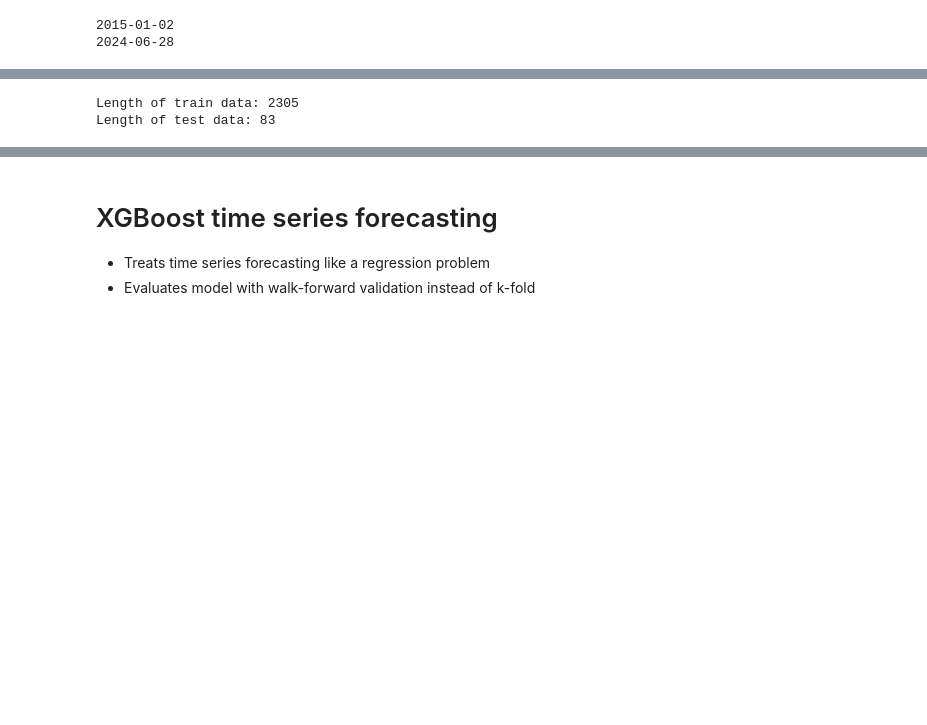
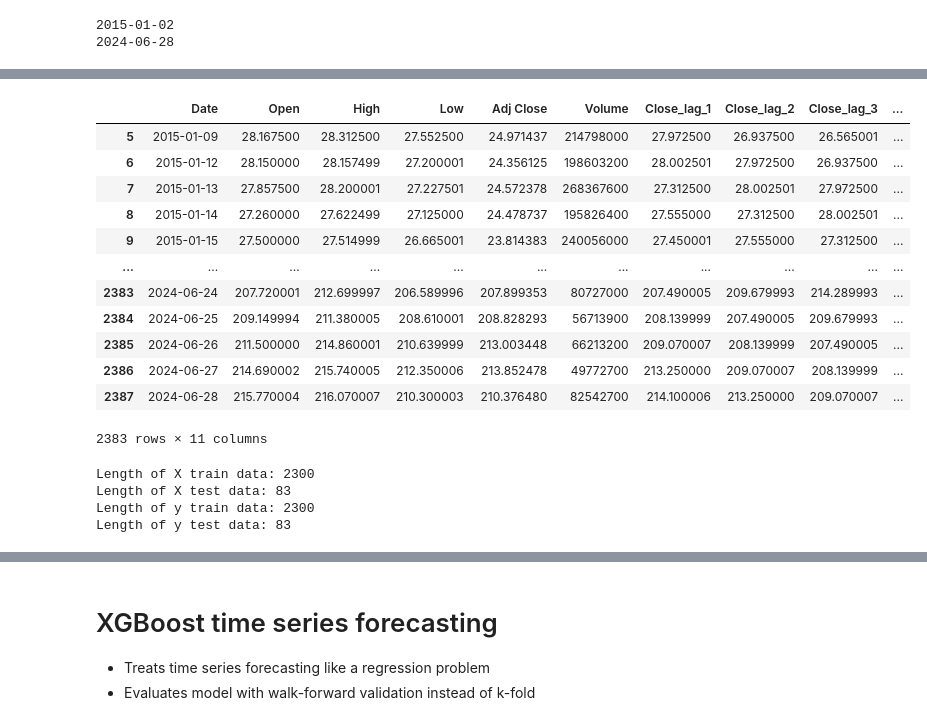
Before and after one commit to songthao1610/FinPortOpt, a Jupyter notebook: forecast_models/xgboost_model.ipynb, the cells around one changed output, grey strips where cells are left out. Saved outputs shown, nothing was run; the diff lists cells and outputs as text; code cells hidden in the pictures; blank space fills up the shorter version.

```diff
--- a/forecast_models/xgboost_model.ipynb
+++ b/forecast_models/xgboost_model.ipynb
@@ -35,0 +34,12 @@ print(max_time)
+# %%
+def create_lags(df, target_col, lags = 1):
+	df_lag = df.copy()
+	for lag in range(1, lags + 1):
+		df_lag[f'{target_col}_lag_{lag}'] = df_lag[target_col].shift(lag)
+
+	df_lag.dropna(inplace=True)
+	return df_lag
+
+df_lagged = create_lags(data, "Close", lags=5)
+X = df_lagged.drop(["Close"], axis=1)
+y = df_lagged["Close"]
@@ -36,2 +63,18 @@ print(max_time)
+# %%
+X
+# %% [output]
+|  | Date | Open | High | Low | Adj Close | Volume | Close_lag_1 | Close_lag_2 | Close_lag_3 | ... |
+| 5 | 2015-01-09 | 28.167500 | 28.312500 | 27.552500 | 24.971437 | 214798000 | 27.972500 | 26.937500 | 26.565001 | ... |
+| 6 | 2015-01-12 | 28.150000 | 28.157499 | 27.200001 | 24.356125 | 198603200 | 28.002501 | 27.972500 | 26.937500 | ... |
+| 7 | 2015-01-13 | 27.857500 | 28.200001 | 27.227501 | 24.572378 | 268367600 | 27.312500 | 28.002501 | 27.972500 | ... |
+| 8 | 2015-01-14 | 27.260000 | 27.622499 | 27.125000 | 24.478737 | 195826400 | 27.555000 | 27.312500 | 28.002501 | ... |
+| 9 | 2015-01-15 | 27.500000 | 27.514999 | 26.665001 | 23.814383 | 240056000 | 27.450001 | 27.555000 | 27.312500 | ... |
+| ... | ... | ... | ... | ... | ... | ... | ... | ... | ... | ... |
+| 2383 | 2024-06-24 | 207.720001 | 212.699997 | 206.589996 | 207.899353 | 80727000 | 207.490005 | 209.679993 | 214.289993 | ... |
+| 2384 | 2024-06-25 | 209.149994 | 211.380005 | 208.610001 | 208.828293 | 56713900 | 208.139999 | 207.490005 | 209.679993 | ... |
+| 2385 | 2024-06-26 | 211.500000 | 214.860001 | 210.639999 | 213.003448 | 66213200 | 209.070007 | 208.139999 | 207.490005 | ... |
+| 2386 | 2024-06-27 | 214.690002 | 215.740005 | 212.350006 | 213.852478 | 49772700 | 213.250000 | 209.070007 | 208.139999 | ... |
+| 2387 | 2024-06-28 | 215.770004 | 216.070007 | 210.300003 | 210.376480 | 82542700 | 214.100006 | 213.250000 | 209.070007 | ... |
+2383 rows × 11 columns
 # %%
 def split_data(data, split_time):
@@ -40,8 +83,13 @@ def split_data(data, split_time):
 	return train_data, test_data
 # %%
-train_data, test_data = split_data(data, "2024-03-01")
-print(f"Length of train data: {len(train_data)}")
-print(f"Length of test data: {len(test_data)}")
+X_train, X_test = split_data(X, "2024-03-01")
+y_train, y_test = split_data(Y, "2024-03-01")
+print(f"Length of X train data: {len(X_train)}")
+print(f"Length of X test data: {len(X_test)}")
+print(f"Length of y train data: {len(y_train)}")
+print(f"Length of y test data: {len(y_test)}")
 # %% [output]
-Length of train data: 2305
-Length of test data: 83
+Length of X train data: 2300
+Length of X test data: 83
+Length of y train data: 2300
+Length of y test data: 83
```
Also changed, not shown: parts of 9 cells of this notebook.
